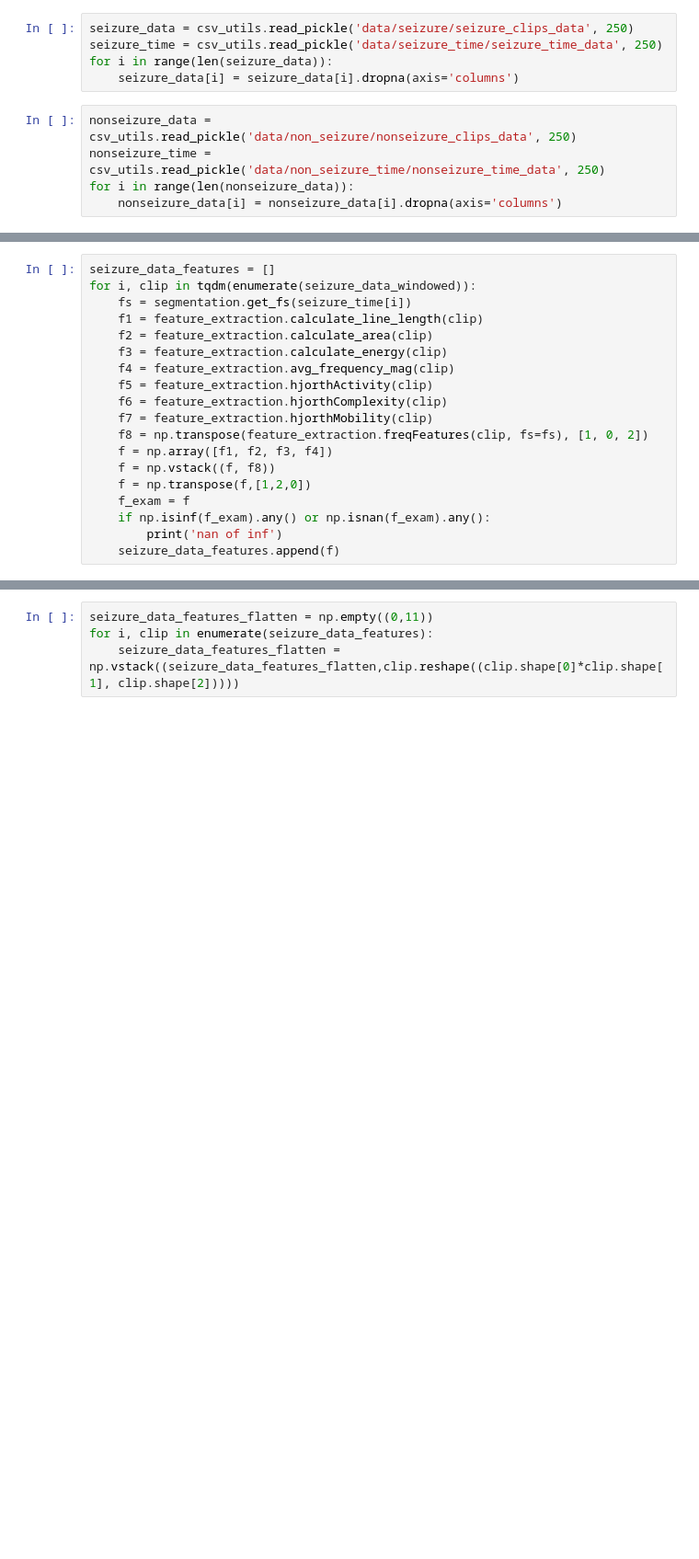
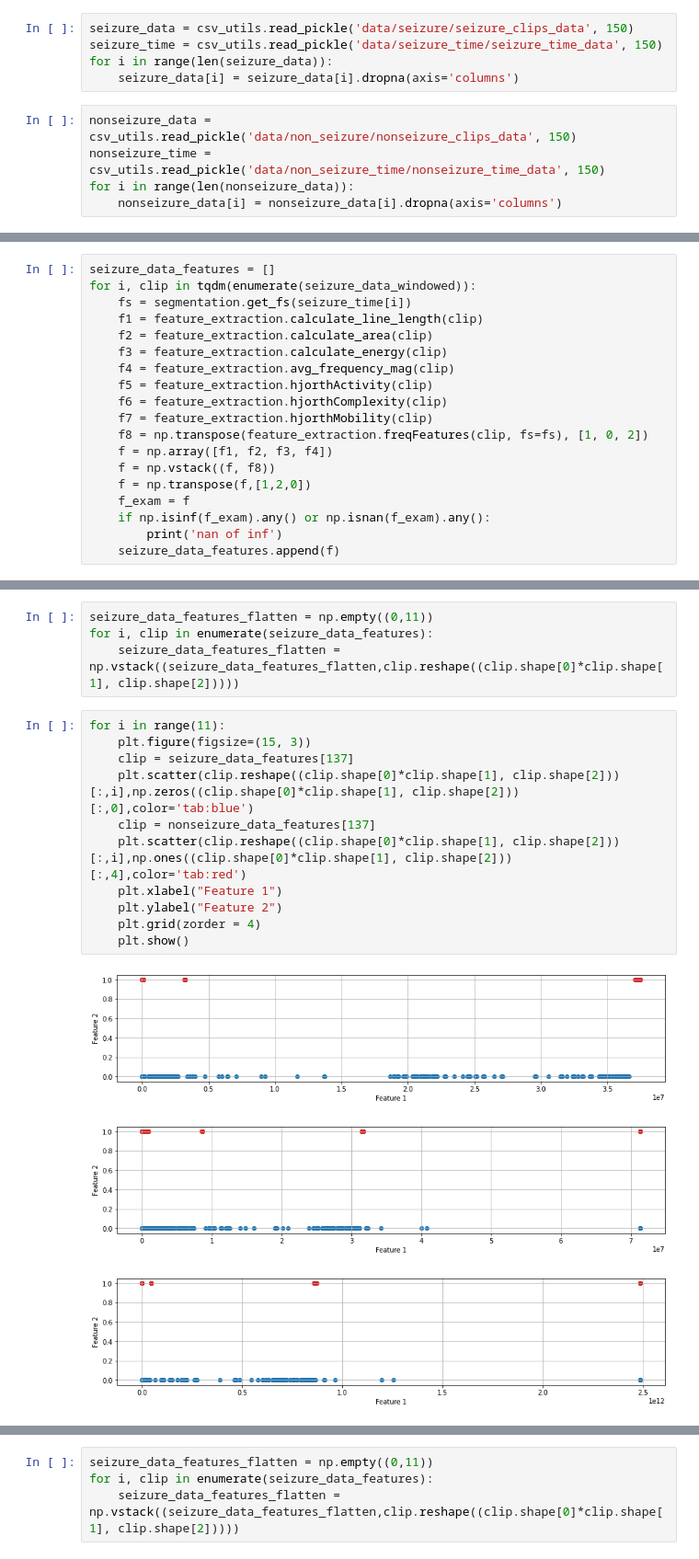
Before and after one commit to sirrus98/ieeg_toy_template, a Jupyter notebook: notebook.ipynb, the cells around one changed output, grey strips where cells are left out. Shown: that part at 92% size. Saved outputs shown, nothing was run; the diff lists cells and outputs as text; blank space fills up the shorter version.

Commit message:
data testing

```diff
--- a/notebook.ipynb
+++ b/notebook.ipynb
@@ -76,13 +79,13 @@ metadata.describe()
 | 75% | 255.250000 | 5.000000 | 5.301436e+05 | 5.301436e+05 | 5.302733e+05 | 91.760000 |
 | max | 364.000000 | 22.000000 | 1.694568e+06 | 1.694570e+06 | 1.694644e+06 | 781.950000 |
 # %%
-seizure_data = csv_utils.read_pickle('data/seizure/seizure_clips_data', 250)
-seizure_time = csv_utils.read_pickle('data/seizure_time/seizure_time_data', 250)
+seizure_data = csv_utils.read_pickle('data/seizure/seizure_clips_data', 150)
+seizure_time = csv_utils.read_pickle('data/seizure_time/seizure_time_data', 150)
 for i in range(len(seizure_data)):
     seizure_data[i] = seizure_data[i].dropna(axis='columns')
 # %%
-nonseizure_data = csv_utils.read_pickle('data/non_seizure/nonseizure_clips_data', 250)
-nonseizure_time = csv_utils.read_pickle('data/non_seizure_time/nonseizure_time_data', 250)
+nonseizure_data = csv_utils.read_pickle('data/non_seizure/nonseizure_clips_data', 150)
+nonseizure_time = csv_utils.read_pickle('data/non_seizure_time/nonseizure_time_data', 150)
 for i in range(len(nonseizure_data)):
     nonseizure_data[i] = nonseizure_data[i].dropna(axis='columns')
 # %%
@@ -153,0 +243,19 @@ ignore 1
+# %%
+seizure_data_features_flatten = np.empty((0,11))
+for i, clip in enumerate(seizure_data_features):
+    seizure_data_features_flatten = np.vstack((seizure_data_features_flatten,clip.reshape((clip.shape[0]*clip.shape[1], clip.shape[2]))))
+# %%
+for i in range(11):
+    plt.figure(figsize=(15, 3))
+    clip = seizure_data_features[137]
+    plt.scatter(clip.reshape((clip.shape[0]*clip.shape[1], clip.shape[2]))[:,i],np.zeros((clip.shape[0]*clip.shape[1], clip.shape[2]))[:,0],color='tab:blue')
+    clip = nonseizure_data_features[137]
+    plt.scatter(clip.reshape((clip.shape[0]*clip.shape[1], clip.shape[2]))[:,i],np.ones((clip.shape[0]*clip.shape[1], clip.shape[2]))[:,4],color='tab:red')
+    plt.xlabel("Feature 1")
+    plt.ylabel("Feature 2")
+    plt.grid(zorder = 4)
+    plt.show()
+# %% [output]
+[figure, added]
+[figure, added]
+[figure, added]
```
Also changed, not shown: parts of 14 cells of this notebook.
